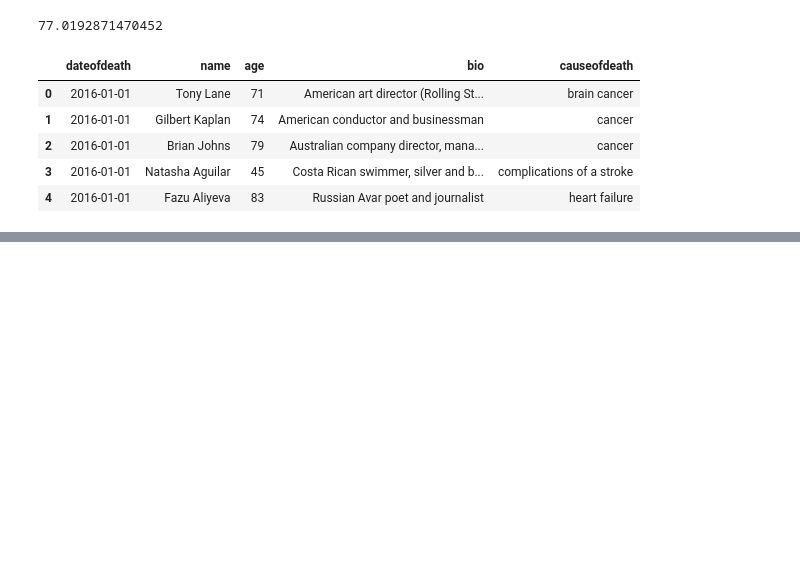
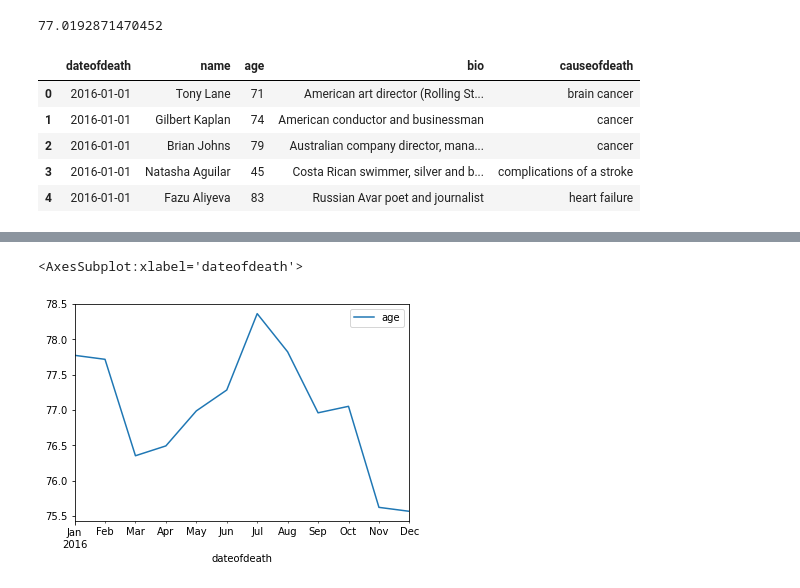
Before and after one commit to ramlaxman/cisco-data-science-2020-sept, a Jupyter notebook: Cisco — 2020 September 23.ipynb, the cells around one changed output, grey strips where cells are left out. Cells and saved outputs as stored; diff of their text form; code cells hidden in the pictures; blank space fills up the shorter version.

```diff
--- a/Cisco — 2020 September 23.ipynb
+++ b/Cisco — 2020 September 23.ipynb
@@ -552,3 +552,7 @@ df.head()
 | 2 | 2016-01-01 | Brian Johns | 79 | Australian company director, mana... | cancer |
 | 3 | 2016-01-01 | Natasha Aguilar | 45 | Costa Rican swimmer, silver and b... | complications of a stroke |
 | 4 | 2016-01-01 | Fazu Aliyeva | 83 | Russian Avar poet and journalist | heart failure |
+# %%
+df = df.set_index('dateofdeath')
+
+df.resample('1M').mean()
@@ -554,0 +574,5 @@ df.head()
+# %%
+df.resample('1M').mean().plot.line()
+# %% [output]
+<AxesSubplot:xlabel='dateofdeath'>
+[figure, added]
```
Also changed, not shown: parts of 2 cells of this notebook.
